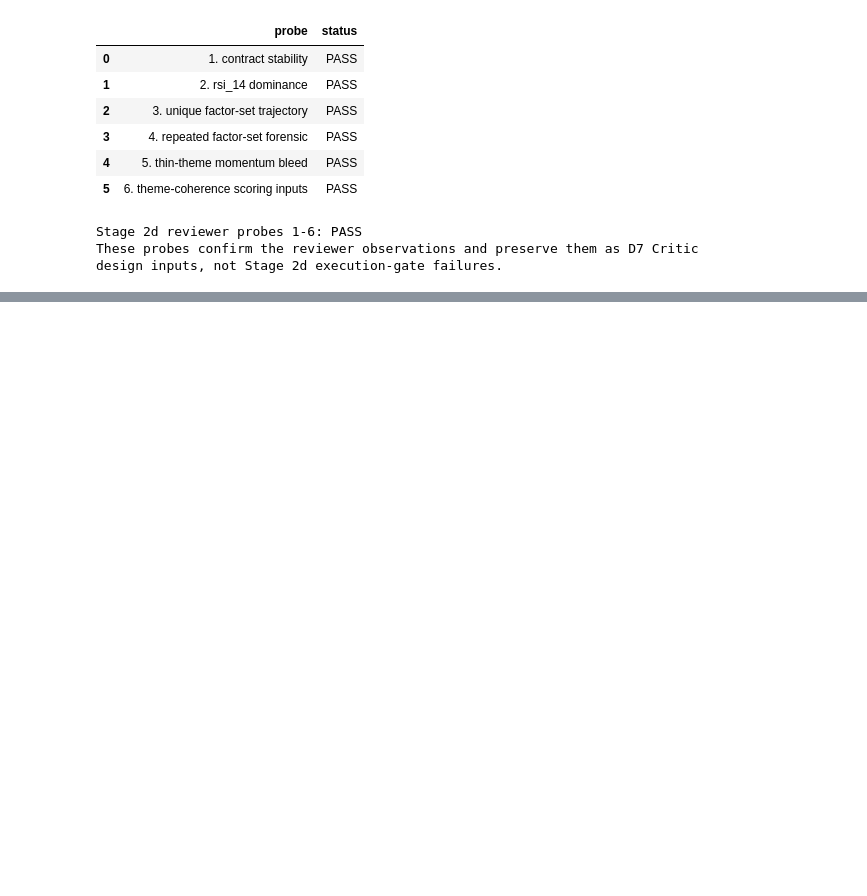
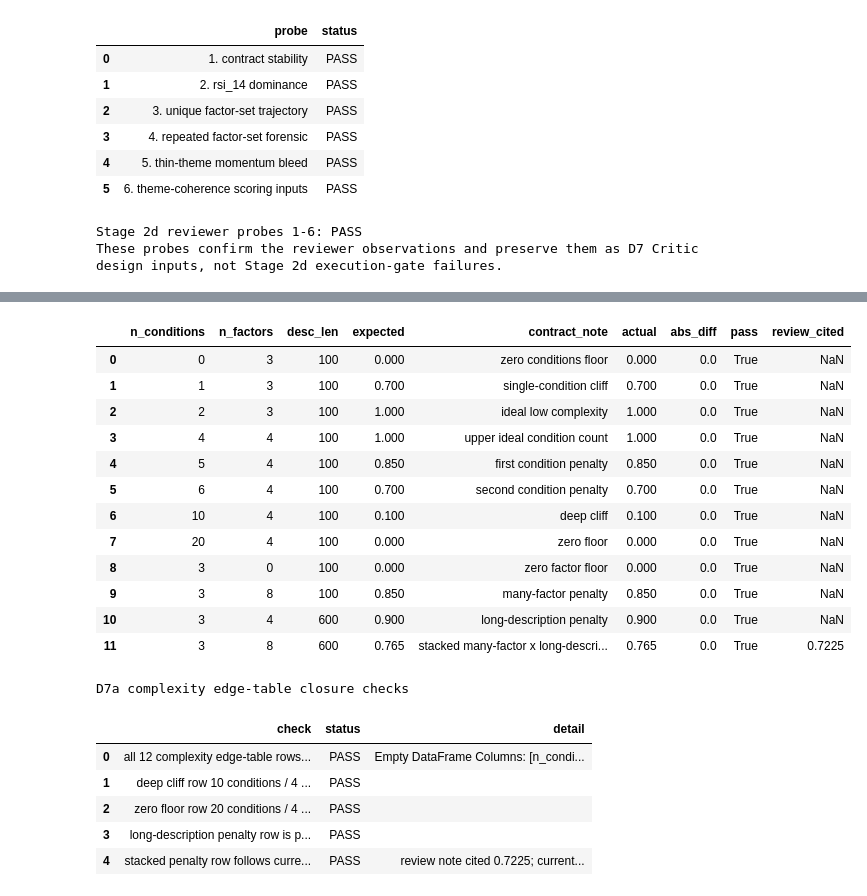
Before and after one commit to charlieyang1557/btc-alpha-pipeline, a Jupyter notebook: docs/test notebooks/phase2B deliverable test.ipynb, the cells around one changed output, grey strips where cells are left out. Saved outputs shown, nothing was run; the diff lists cells and outputs as text; code cells hidden in the pictures; blank space fills up the shorter version.

```diff
--- a/docs/test notebooks/phase2B deliverable test.ipynb
+++ b/docs/test notebooks/phase2B deliverable test.ipynb
@@ -4447,0 +4996,69 @@ These probes confirm the reviewer observations and preserve them as D7 Critic de
+# %%
+import agents.critic.d7a_feature_extraction as d7_fe_mod
+
+complexity_edge_rows = [
+    {"n_conditions": 0, "n_factors": 3, "desc_len": 100, "expected": 0.0, "contract_note": "zero conditions floor"},
+    {"n_conditions": 1, "n_factors": 3, "desc_len": 100, "expected": 0.7, "contract_note": "single-condition cliff"},
+    {"n_conditions": 2, "n_factors": 3, "desc_len": 100, "expected": 1.0, "contract_note": "ideal low complexity"},
+    {"n_conditions": 4, "n_factors": 4, "desc_len": 100, "expected": 1.0, "contract_note": "upper ideal condition count"},
+    {"n_conditions": 5, "n_factors": 4, "desc_len": 100, "expected": 0.85, "contract_note": "first condition penalty"},
+    {"n_conditions": 6, "n_factors": 4, "desc_len": 100, "expected": 0.7, "contract_note": "second condition penalty"},
+    {"n_conditions": 10, "n_factors": 4, "desc_len": 100, "expected": 0.1, "contract_note": "deep cliff"},
+    {"n_conditions": 20, "n_factors": 4, "desc_len": 100, "expected": 0.0, "contract_note": "zero floor"},
+    {"n_conditions": 3, "n_factors": 0, "desc_len": 100, "expected": 0.0, "contract_note": "zero factor floor"},
+    {"n_conditions": 3, "n_factors": 8, "desc_len": 100, "expected": 0.85, "contract_note": "many-factor penalty"},
+    {"n_conditions": 3, "n_factors": 4, "desc_len": 600, "expected": 0.9, "contract_note": "long-description penalty"},
+    {"n_conditions": 3, "n_factors": 8, "desc_len": 600, "expected": 0.765, "review_cited": 0.7225, "contract_note": "stacked many-factor x long-description penalty"},
+]
+
+edge_carrier_dsl = d7_make_dsl()
+original_extract = d7_fe_mod.extract_factors
+original_count = d7_fe_mod.count_conditions
+original_desc = d7_fe_mod.get_description_length
+try:
+    for row in complexity_edge_rows:
+        fake_factors = [f"f{i}" for i in range(row["n_factors"])]
+        d7_fe_mod.extract_factors = lambda _dsl, fake_factors=fake_factors: fake_factors
+        d7_fe_mod.count_conditions = lambda _dsl, n=row["n_conditions"]: n
+        d7_fe_mod.get_description_length = lambda _dsl, d=row["desc_len"]: d
+        row["actual"] = complexity_appropriateness(edge_carrier_dsl)
+        row["abs_diff"] = abs(row["actual"] - row["expected"])
+        row["pass"] = row["abs_diff"] <= 1e-12
+finally:
+    d7_fe_mod.extract_factors = original_extract
+    d7_fe_mod.count_conditions = original_count
+    d7_fe_mod.get_description_length = original_desc
+
+complexity_edge_df = pd.DataFrame(complexity_edge_rows)
+display(complexity_edge_df)
+
+complexity_edge_checks = [
+    check_row("all 12 complexity edge-table rows match locked contract", bool(complexity_edge_df["pass"].all()), complexity_edge_df.loc[~complexity_edge_df["pass"]]),
+    check_row("deep cliff row 10 conditions / 4 factors is pinned at 0.1", float(complexity_edge_df.query("n_conditions == 10 and n_factors == 4")["actual"].iloc[0]) == 0.1),
+    check_row("zero floor row 20 conditions / 4 factors is pinned at 0.0", float(complexity_edge_df.query("n_conditions == 20 and n_factors == 4")["actual"].iloc[0]) == 0.0),
+    check_row("long-description penalty row is pinned at 0.9", float(complexity_edge_df.query("n_conditions == 3 and n_factors == 4 and desc_len == 600")["actual"].iloc[0]) == 0.9),
+    check_row("stacked penalty row follows current locked 0.765 contract", float(complexity_edge_df.query("n_conditions == 3 and n_factors == 8 and desc_len == 600")["actual"].iloc[0]) == 0.765, "review note cited 0.7225; current tests pin 0.765"),
+]
+display_check_table(complexity_edge_checks, "D7a complexity edge-table closure checks")
+D7_ACCEPTANCE["complexity_edge_table"] = True
+# %% [output]
+|  | n_conditions | n_factors | desc_len | expected | contract_note | actual | abs_diff | pass | review_cited |
+| 0 | 0 | 3 | 100 | 0.000 | zero conditions floor | 0.000 | 0.0 | True | NaN |
+| 1 | 1 | 3 | 100 | 0.700 | single-condition cliff | 0.700 | 0.0 | True | NaN |
+| 2 | 2 | 3 | 100 | 1.000 | ideal low complexity | 1.000 | 0.0 | True | NaN |
+| 3 | 4 | 4 | 100 | 1.000 | upper ideal condition count | 1.000 | 0.0 | True | NaN |
+| 4 | 5 | 4 | 100 | 0.850 | first condition penalty | 0.850 | 0.0 | True | NaN |
+| 5 | 6 | 4 | 100 | 0.700 | second condition penalty | 0.700 | 0.0 | True | NaN |
+| 6 | 10 | 4 | 100 | 0.100 | deep cliff | 0.100 | 0.0 | True | NaN |
+| 7 | 20 | 4 | 100 | 0.000 | zero floor | 0.000 | 0.0 | True | NaN |
+| 8 | 3 | 0 | 100 | 0.000 | zero factor floor | 0.000 | 0.0 | True | NaN |
+| 9 | 3 | 8 | 100 | 0.850 | many-factor penalty | 0.850 | 0.0 | True | NaN |
+| 10 | 3 | 4 | 600 | 0.900 | long-description penalty | 0.900 | 0.0 | True | NaN |
+| 11 | 3 | 8 | 600 | 0.765 | stacked many-factor x long-descri... | 0.765 | 0.0 | True | 0.7225 |
+D7a complexity edge-table closure checks
+|  | check | status | detail |
+| 0 | all 12 complexity edge-table rows... | PASS | Empty DataFrame Columns: [n_condi... |
+| 1 | deep cliff row 10 conditions / 4 ... | PASS |  |
+| 2 | zero floor row 20 conditions / 4 ... | PASS |  |
+| 3 | long-description penalty row is p... | PASS |  |
+| 4 | stacked penalty row follows curre... | PASS | review note cited 0.7225; current... |
```
Also changed, not shown: parts of 30 cells of this notebook, 2 other files.
